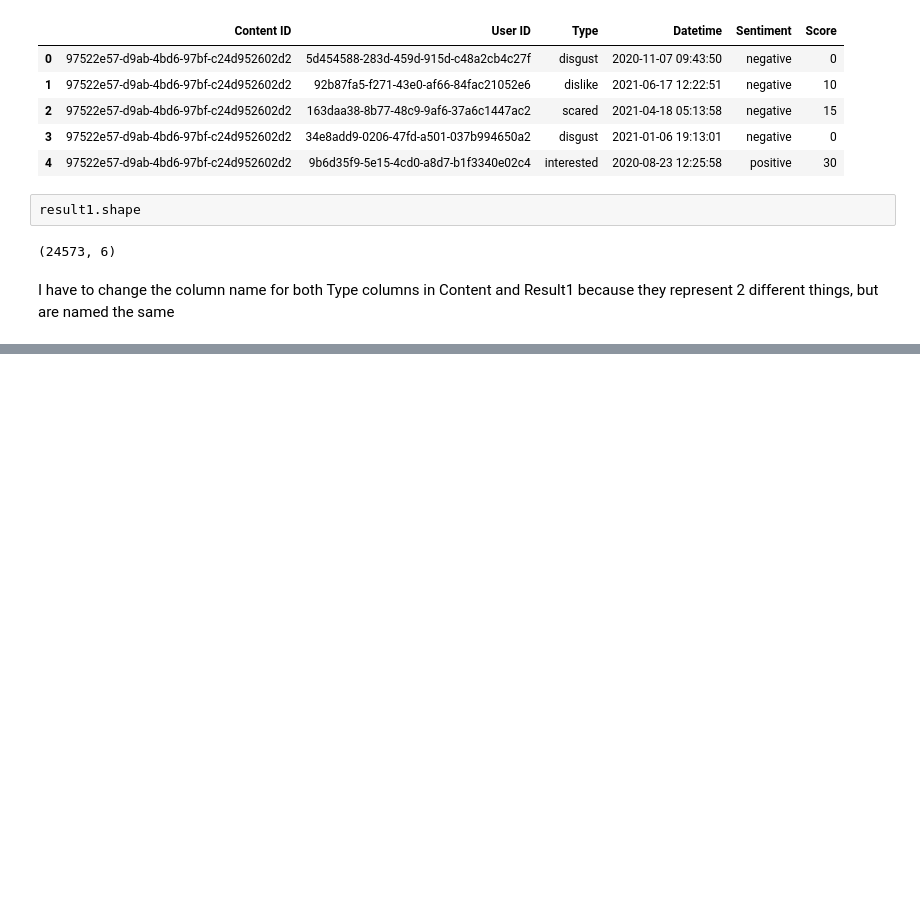
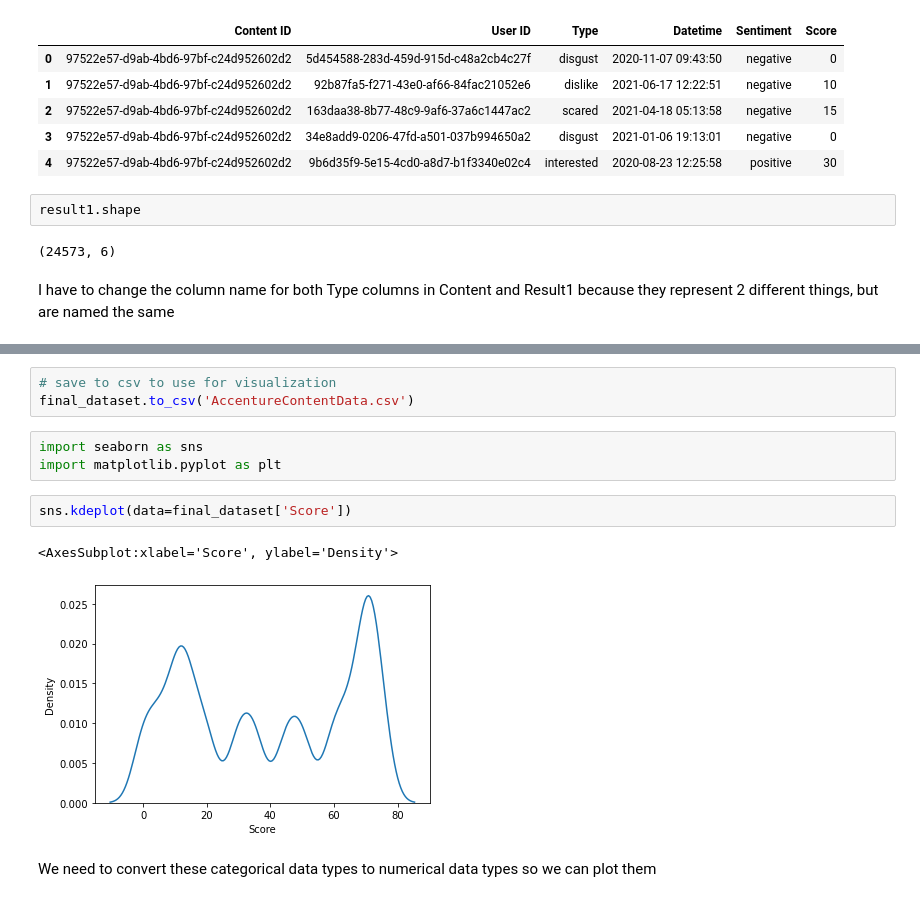
Before and after one commit to Gallo13/Accenture-Data-Analyst-Project, a Jupyter notebook: AccentureDataAnalyst-DataCleaning.ipynb, the cells around one changed output, grey strips where cells are left out. Cells and saved outputs as stored; diff of their text form; blank space fills up the shorter version.

```diff
--- a/AccentureDataAnalyst-DataCleaning.ipynb
+++ b/AccentureDataAnalyst-DataCleaning.ipynb
@@ -353,0 +404,13 @@ final_dataset.head()
+# %%
+# save to csv to use for visualization
+final_dataset.to_csv('AccentureContentData.csv')
+# %%
+import seaborn as sns
+import matplotlib.pyplot as plt
+# %%
+sns.kdeplot(data=final_dataset['Score'])
+# %% [output]
+<AxesSubplot:xlabel='Score', ylabel='Density'>
+[figure, added]
+# %% [markdown]
+We need to convert these categorical data types to numerical data types so we can plot them
```
Also changed, not shown: parts of 24 cells of this notebook.
